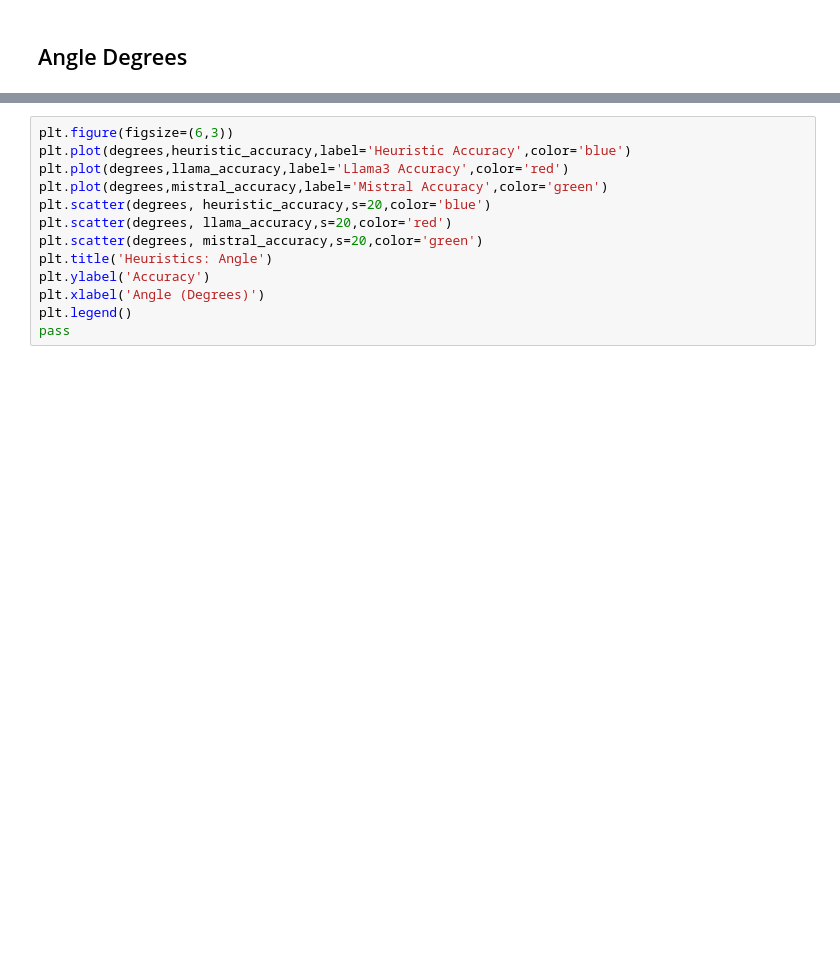
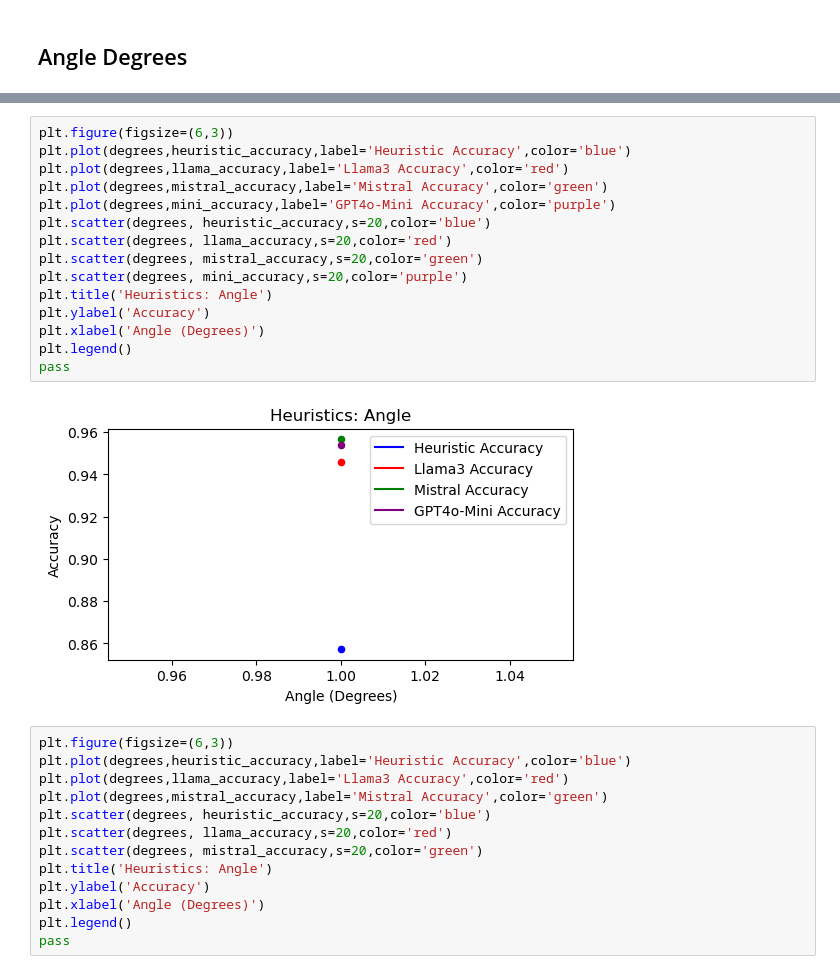
Before and after one commit to BeanHam/2024-spatial-data-integration, a Jupyter notebook: inference_results/inference_results.ipynb, the cells around one changed output, grey strips where cells are left out. Cells and saved outputs as stored; diff of their text form; blank space fills up the shorter version.

```diff
--- a/inference_results/inference_results.ipynb
+++ b/inference_results/inference_results.ipynb
@@ -61,3 +57,20 @@ ValueError: Found input variables with inconsistent numbers of samples: [3069, 7
+# %%
+plt.figure(figsize=(6,3))
+plt.plot(degrees,heuristic_accuracy,label='Heuristic Accuracy',color='blue')
+plt.plot(degrees,llama_accuracy,label='Llama3 Accuracy',color='red')
+plt.plot(degrees,mistral_accuracy,label='Mistral Accuracy',color='green')
+plt.plot(degrees,mini_accuracy,label='GPT4o-Mini Accuracy',color='purple')
+plt.scatter(degrees, heuristic_accuracy,s=20,color='blue')
+plt.scatter(degrees, llama_accuracy,s=20,color='red')
+plt.scatter(degrees, mistral_accuracy,s=20,color='green')
+plt.scatter(degrees, mini_accuracy,s=20,color='purple')
+plt.title('Heuristics: Angle')
+plt.ylabel('Accuracy')
+plt.xlabel('Angle (Degrees)')
+plt.legend()
+pass
+# %% [output]
+[figure, added]
 # %%
 plt.figure(figsize=(6,3))
 plt.plot(degrees,heuristic_accuracy,label='Heuristic Accuracy',color='blue')
```
Also changed, not shown: parts of 2 cells of this notebook, 1 other file.
